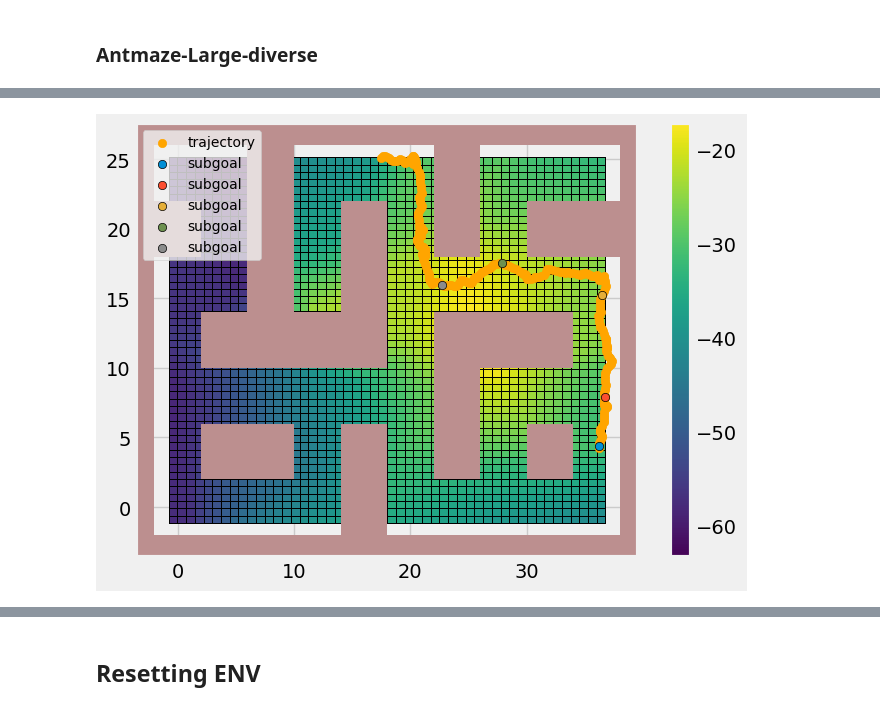
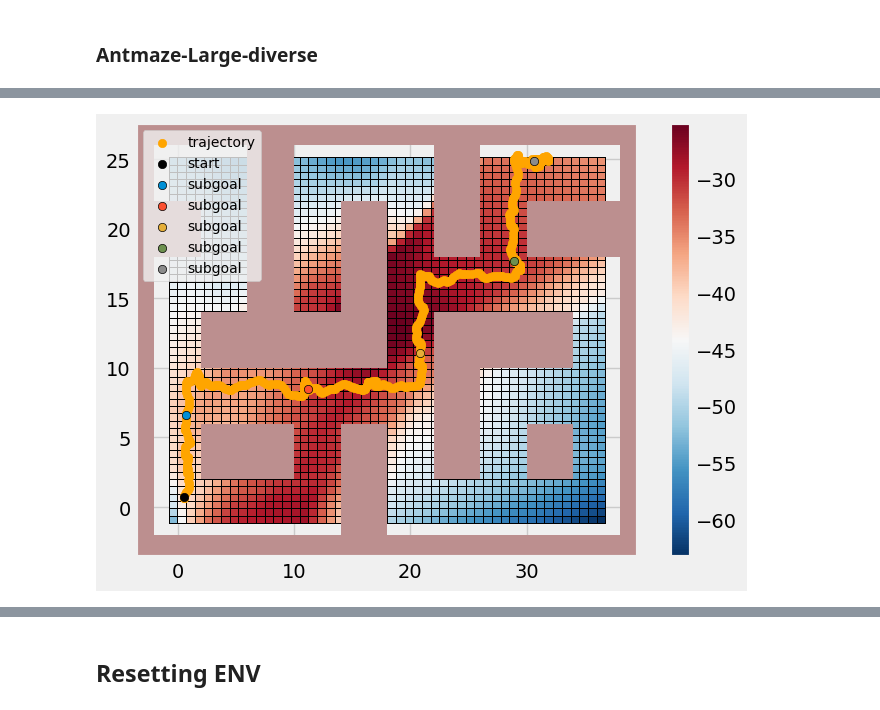
Before and after one commit to skylooop/AILOT, a Jupyter notebook: notebooks/D4RL_viz.ipynb, the cells around one changed output, grey strips where cells are left out. Cells and saved outputs as stored; diff of their text form; code cells hidden in the pictures.

```diff
--- a/notebooks/D4RL_viz.ipynb
+++ b/notebooks/D4RL_viz.ipynb
@@ -129,0 +125,5 @@ Target Goal:  (0.7512057962532104, 8.441402849300838)
+# %%
+from utils.ds_builder import setup_datasets
+
+env, expert_ds, agent_ds = setup_datasets(expert_env="antmaze-umaze-v2",
+                                          agent_env="antmaze-umaze-v2", expert_num=1)
@@ -145,9 +148,9 @@ Extra kwargs: {}
 %matplotlib inline
 
 fig, ax = plt.subplots(figsize=(7, 5))
-state_list = d4rl_ds['observations'][np.arange(start=3500, stop=3600)]
+state_list = expert_ds.dataset_dict['observations']
 SUBGOALS = state_list[[0, 25, 85, 99]]
-generate_maze_img(ax, fig, state_list=state_list)
+generate_maze_img(ax, fig, traj=state_list)
 
 plt.scatter(state_list[:, 0], state_list[:, 1], alpha=1, label='trajectory', color='orange')
 for i in range(SUBGOALS.shape[0]):
@@ -187,14 +190,8 @@ Array([-15.618679  , -15.348616  , -13.864431  , -13.153881  ,
 # %% [markdown]
 ### Antmaze-Large-diverse
 # %%
-env = gym.make("antmaze-large-diverse-v2")
-d4rl_ds = d4rl.qlearning_dataset(env)
-dones_float = np.zeros_like(d4rl_ds['rewards'])
-for i in range(len(dones_float) - 1):
-    if np.linalg.norm(d4rl_ds['observations'][i + 1] - d4rl_ds['next_observations'][i]) > 1e-6 or d4rl_ds['terminals'][i] == 1.0:
-        dones_float[i] = 1
-    else:
-        dones_float[i] = 0
-dones_float[-1] = 1
-d4rl_ds['dones_float'] = dones_float
+from utils.ds_builder import setup_datasets
+
+env, expert_ds, agent_ds = setup_datasets(expert_env_name="antmaze-large-diverse-v2",
+                                          agent_env_name="antmaze-large-diverse-v2", expert_num=1)
 # %% [output]
@@ -202,13 +200,0 @@ Target Goal:  (32.626765609248416, 24.171145909628677)
-# %%
-%matplotlib inline
-fig, ax = plt.subplots(figsize=(7, 5))
-generate_maze_img(ax, fig, icvf_values=None)
-
-state_list = d4rl_ds['observations'][np.arange(start=90000, stop=90500)]
-SUBGOALS = state_list[[0, 30, 50, 80, 115, 145, 190, 220, 260, 299]]
-plt.scatter(state_list[:, 0], state_list[:, 1], alpha=1, label='trajectory', color='orange')
-for i in range(SUBGOALS.shape[0]):
-    plt.scatter(*SUBGOALS[i, :2], label="subgoal", edgecolors='black', alpha=1)
-
-plt.legend(loc='upper left', fontsize=10)
-fig.tight_layout()
@@ -217,17 +201,18 @@ fig.tight_layout()
 # %%
 %matplotlib inline
 
 fig, ax = plt.subplots(figsize=(7, 5))
 
-state_list = d4rl_ds['observations'][np.arange(start=1000, stop=1350)]
-generate_maze_img(ax, fig, state_list=state_list)
+state_list = expert_ds.dataset_dict['observations']
+generate_maze_img(ax, fig, traj=state_list, icvf_values='icvf')
 
-SUBGOALS = state_list[[0, 30, 85, 150, 189]]
+SUBGOALS = state_list[[50, 150, 250, 350, 450]]
 plt.scatter(state_list[:, 0], state_list[:, 1], alpha=1, label='trajectory', color='orange')
+plt.scatter(state_list[0, 0], state_list[0, 1], alpha=1, label='start', color='black')
 for i in range(SUBGOALS.shape[0]):
     plt.scatter(*SUBGOALS[i, :2], label="subgoal", edgecolors='black', alpha=1)
 
 plt.legend(loc='upper left', fontsize=10)
 fig.tight_layout()
 # %% [output]
-[figure, old version]
+[figure, new version]
```
Also changed, not shown: parts of 57 cells of this notebook, 50 other files.
